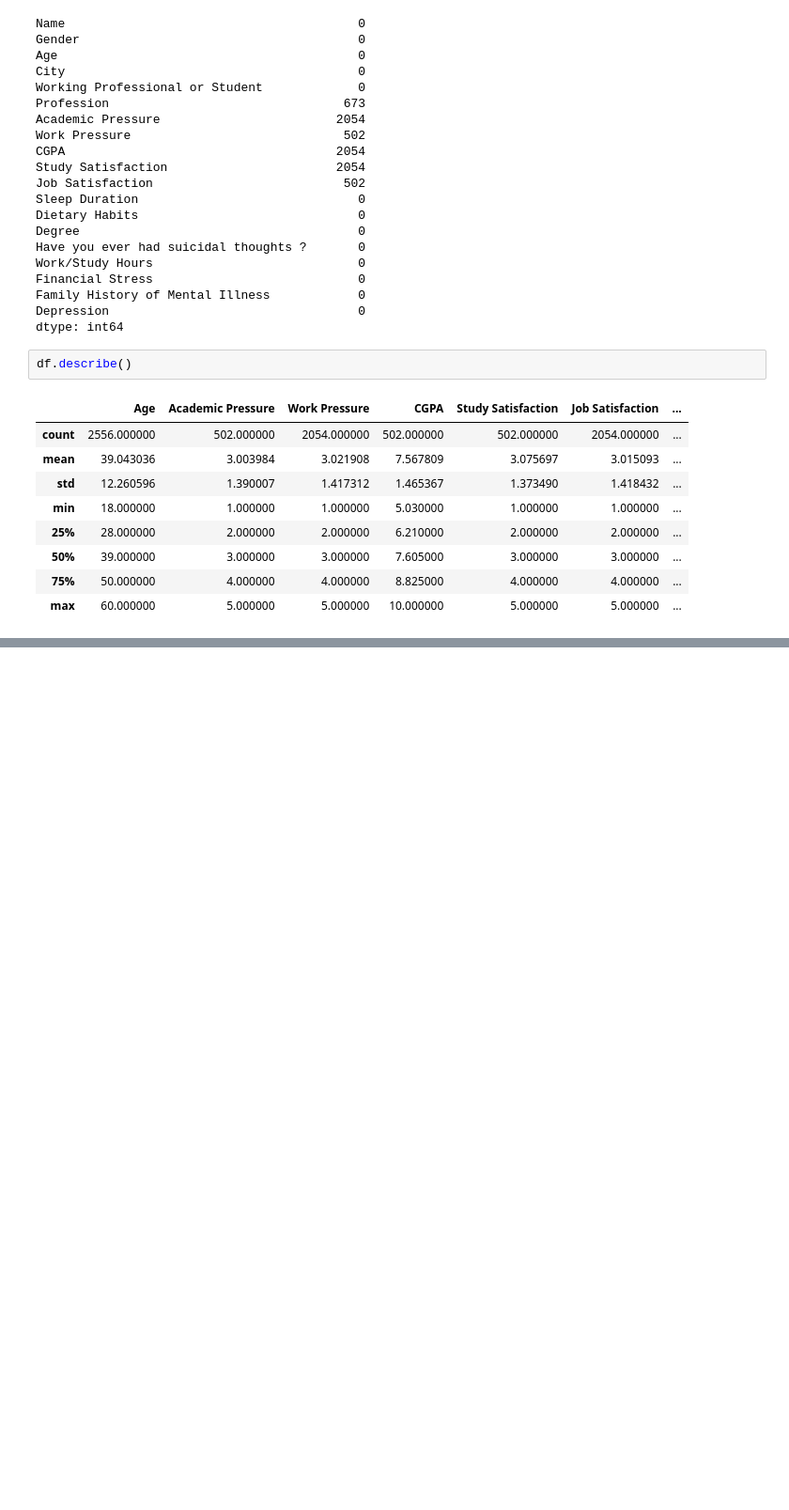
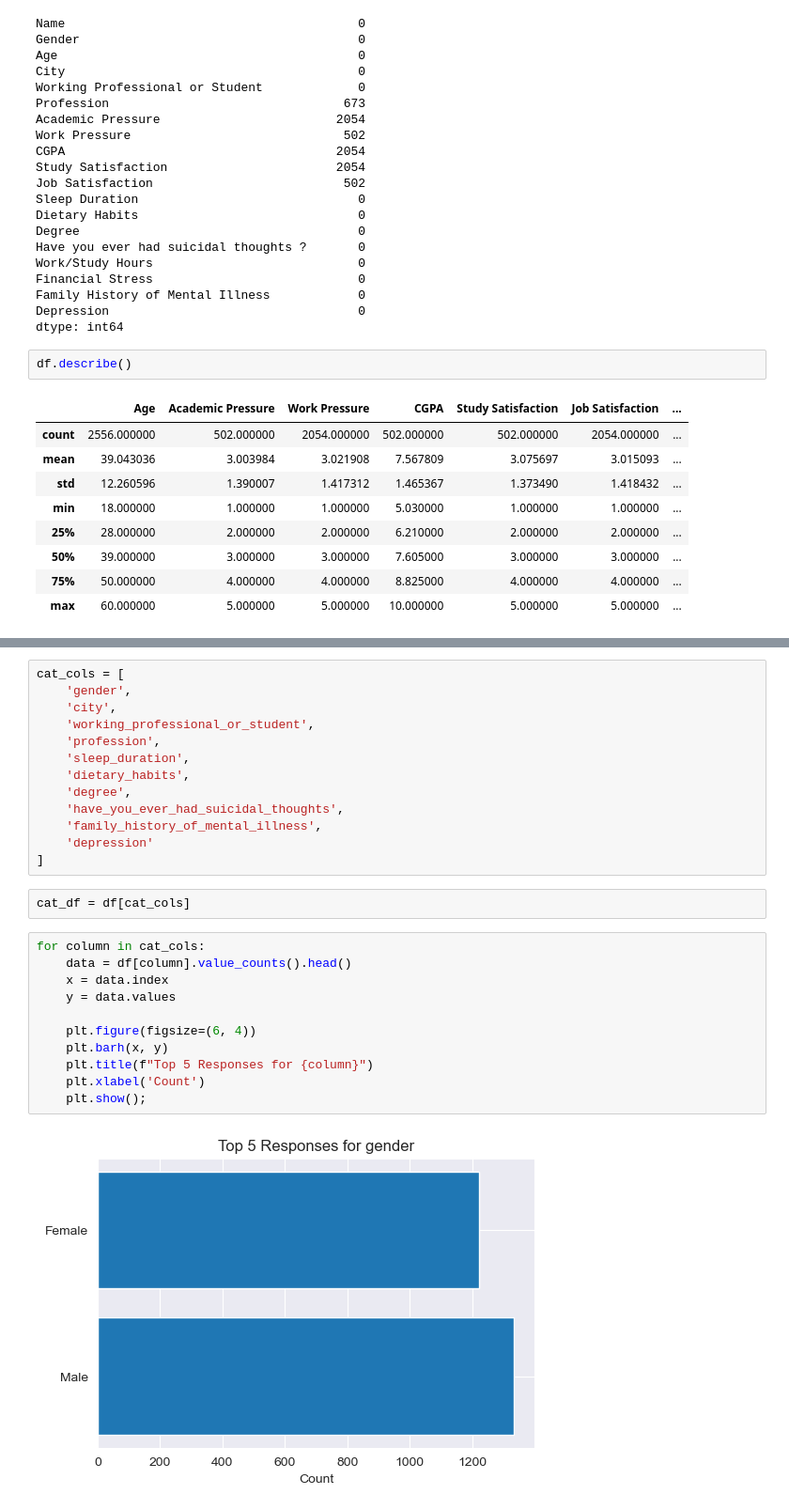
Before and after one commit to elijahlopez94/depression_survey_analysis, a Jupyter notebook: eda.ipynb, the cells around one changed output, grey strips where cells are left out. Shown at 94% size. Cells and saved outputs as stored; diff of their text form; blank space fills up the shorter version.

```diff
--- a/eda.ipynb
+++ b/eda.ipynb
@@ -92,0 +162,28 @@ Before jumping into analysis let's standardize the naming convention of the colu
+# %%
+cat_cols = [
+    'gender',
+    'city',
+    'working_professional_or_student',
+    'profession',
+    'sleep_duration',
+    'dietary_habits',
+    'degree',
+    'have_you_ever_had_suicidal_thoughts',
+    'family_history_of_mental_illness',
+    'depression'
+]
+# %%
+cat_df = df[cat_cols]
+# %%
+for column in cat_cols:
+    data = df[column].value_counts().head()
+    x = data.index
+    y = data.values
+
+    plt.figure(figsize=(6, 4))
+    plt.barh(x, y)
+    plt.title(f"Top 5 Responses for {column}")
+    plt.xlabel('Count')
+    plt.show();
+# %% [output]
+[figure, added]
```
Also changed, not shown: parts of 10 cells of this notebook, 1 other file.
